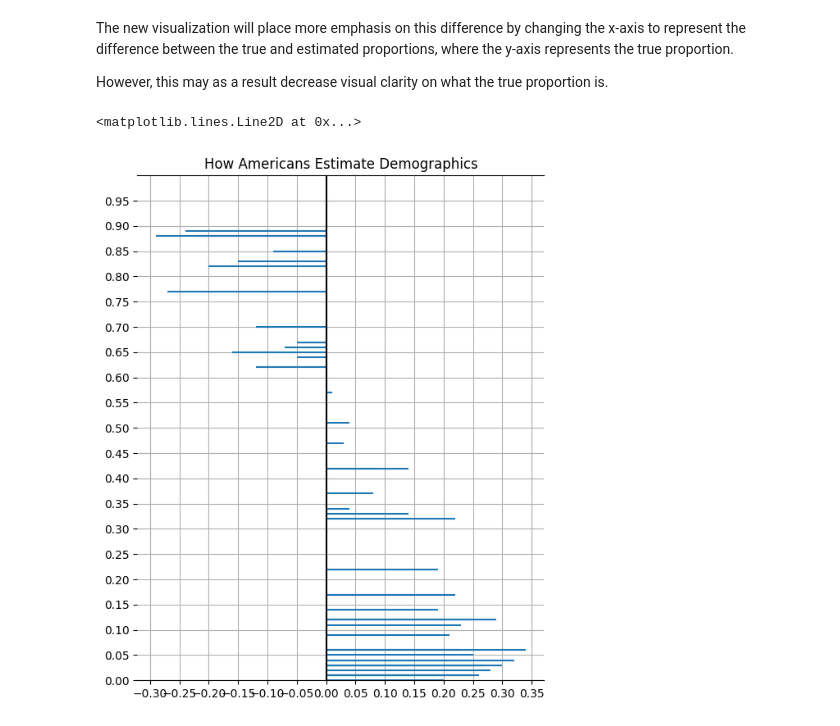
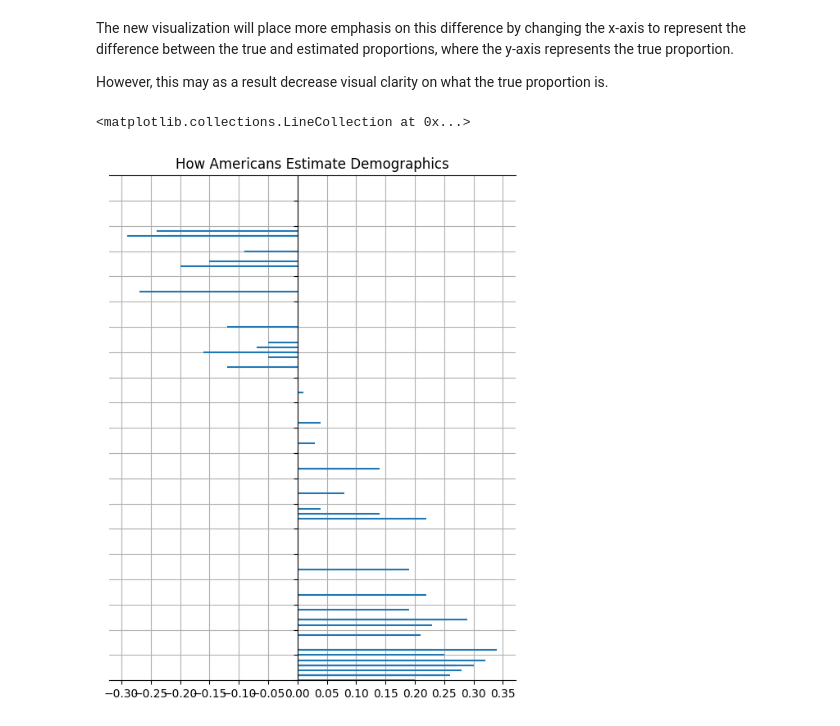
Before and after one commit to erntan/mm, a Jupyter notebook: 2249/2249.ipynb, the cells around one changed output. Drawn from its saved outputs; the diff is of its cells as text; code cells hidden in the pictures.

```diff
--- a/2249/2249.ipynb
+++ b/2249/2249.ipynb
@@ -72,19 +72,20 @@ diff = est_prop - true_prop
 # %%
 # Plot
 fig, ax = plt.subplots()
 
 ax.set_xticks([x/20 for x in range(-40,40)])
 ax.set_ylim(0, 1)
 ax.set_yticks([x/20 for x in range(0,20)])
+ax.set_yticklabels('')
 ax.set_title("How Americans Estimate Demographics")
 
-ax.spines[['left', 'right']].set_visible(False)
+ax.spines['right'].set_visible(False)
+ax.spines['left'].set_position('zero')
 ax.grid(True)
 
 fig.set_figheight(8)
 
 plt.hlines(y, xmin = [0]*len(true_prop), xmax = diff)
-plt.axvline(0, color = 'k')
 # %% [output]
-<matplotlib.lines.Line2D at 0x...>
+<matplotlib.collections.LineCollection at 0x...>
-[figure, old version]
+[figure, new version]
```
